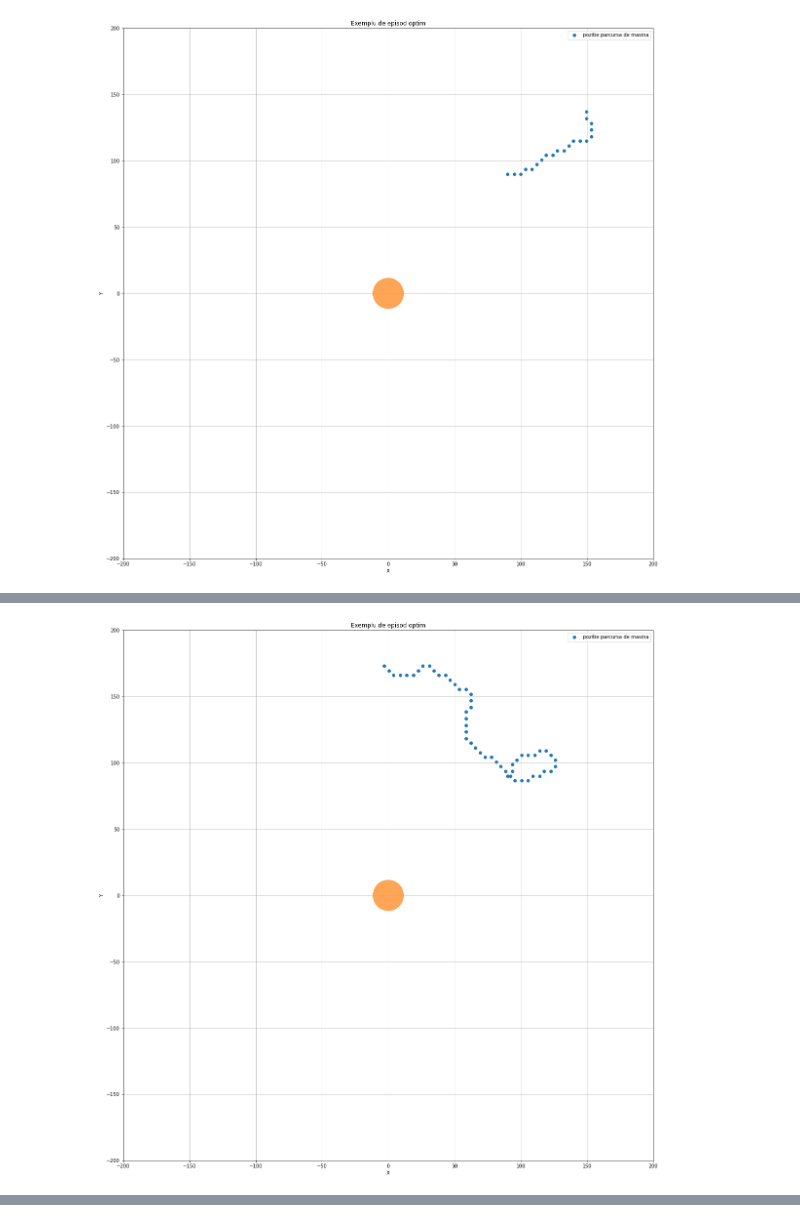
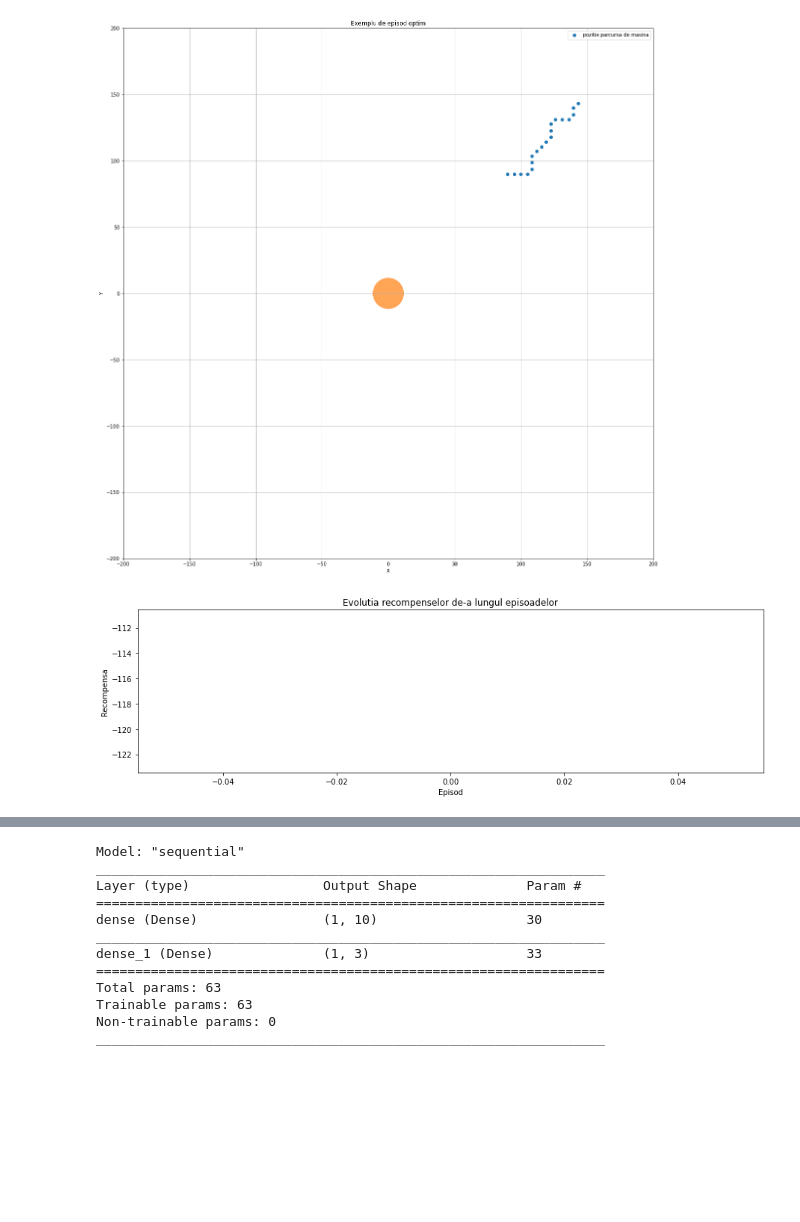
Before and after one commit to Soare-Robert-Daniel/diploma-de-licenta, a Jupyter notebook: notebooks/licenta_q_learning_exemplu_2.ipynb, the cells around one changed output, grey strips where cells are left out. Cells and saved outputs as stored; diff of their text form; code cells hidden in the pictures; blank space fills up the shorter version.

```diff
--- a/notebooks/licenta_q_learning_exemplu_2.ipynb
+++ b/notebooks/licenta_q_learning_exemplu_2.ipynb
@@ -59,7 +59,7 @@ class Agent:
   def __str__(self):
     return f"Pos: {self.pos}, Dir: {self.dir}"
 # %%
-EPISODES = 1200 # numar de episoade pentru care vom face invatarea
+EPISODES = 600 # numar de episoade pentru care vom face invatarea
 EPISODE_ITERATIONS = 50 # Numarul de iteratii maxime al fiecarui episod
 LEARNING_RATE = 0.1 # rata de invatare
 DISCOUNT = 0.95 # reducerea
@@ -92,12 +92,13 @@ def compute_direction_from( car_pos, car_dir ):
   return angle
 
 # calculeaza recompensa
-def compute_reward_for( state ):
-  # verirfic daca am ajuns la destinatie
-  if state[0][0] < location_size:
+def compute_reward_for( state, agent ):
+  # verific daca am ajuns la destinatie
+  distance = compute_distance_from(agent.observe()[0])
+  if distance < location_size:
     return 100
   # aplic penalizare pentru ca am iesit in distanta maxima admisa
-  elif state[0][0] > max_distance:
+  elif distance > max_distance:
     return -100
   # penalizare pentru ca nu am ajuns inca la destinatie
   return -1
@@ -114,7 +115,7 @@ def compute_future_state_with( action, agent ):
   next_state = compute_state_for( agent.observe() )
 
   # Calculez recompensa
-  reward = compute_reward_for( next_state )
+  reward = compute_reward_for( next_state, agent )
 
   # Verific daca simularea este gata - masina a ajuns la destinatie sau a depasit distanta maxima
   distance = compute_distance_from(agent.observe()[0])
@@ -199,10 +200,12 @@ for eps in range(EPISODES):
 
   elapsed = time.perf_counter() - start
   training_times.append(elapsed)
+  # salvez recompensa pe episodului
+  rewards.append( episode_reward )
 
   if eps % 50 == 0:
     elapsed = time.perf_counter() - start
-    print('Elapsed %.3f seconds. Eps: %d. Average: %.03f. Time: %s' % (elapsed, eps, np.average(training_times), time.strftime("%H:%M:%S", time.localtime())))
+    print('Elapsed %.3f seconds. Eps: %d. Average Time: %.03f seconds. Average Reward: %.03f. Max Reward: %.03f Time: %s' % (elapsed, eps, np.average(training_times), np.average(rewards), np.max(rewards), time.strftime("%H:%M:%S", time.localtime())))
   if eps % 300 == 0:
     fig, (position_plot) = plt.subplots(1)
     fig.set_figheight(20)
@@ -226,11 +229,20 @@ for eps in range(EPISODES):
     position_plot.set_title('Exemplu de episod optim')
     plt.show()
 
+   # VIZUALIZARE
+    fig, (reward_plot) = plt.subplots(1)
+
+    fig.set_figwidth(15)
+
+    reward_plot.plot(rewards)
+    reward_plot.set_xlabel('Episod')
+    reward_plot.set_ylabel('Recompensa')
+    reward_plot.set_title('Evolutia recompenselor de-a lungul episoadelor')
+    plt.show()
+
 
 
   # veriric daca trebuie sa reduc rata de explorare
   if END_EPSILON_DECAYING >= eps >= START_EPSILON_DECAYING:
         epsilon -= epsilon_decay_value
-  # salvez recompensa pe episodului
-  rewards.append( episode_reward )
 # %% [output]
@@ -238 +250,2 @@ Elapsed 4.805 seconds. Eps: 0. Average: 4.805. Time: 13:39:40
-[figure, old version]
+[figure, new version]
+[figure, new version]
@@ -245 +252,0 @@ Elapsed 14.249 seconds. Eps: 300. Average: 7.994. Time: 14:19:42
-[figure, old version]
@@ -255,5 +253,18 @@ Elapsed 6.165 seconds. Eps: 700. Average: 8.138. Time: 15:14:41
 # %%
 Q_tabel_model.summary()
+# %% [output]
+Model: "sequential"
+_________________________________________________________________
+Layer (type)                 Output Shape              Param #
+=================================================================
+dense (Dense)                (1, 10)                   30
+_________________________________________________________________
+dense_1 (Dense)              (1, 3)                    33
+=================================================================
+Total params: 63
+Trainable params: 63
+Non-trainable params: 0
+_________________________________________________________________
 # %%
 # VIZUALIZARE
 fig, (reward_plot) = plt.subplots(1)
```
Also changed, not shown: parts of 4 cells of this notebook, 2 other files.
